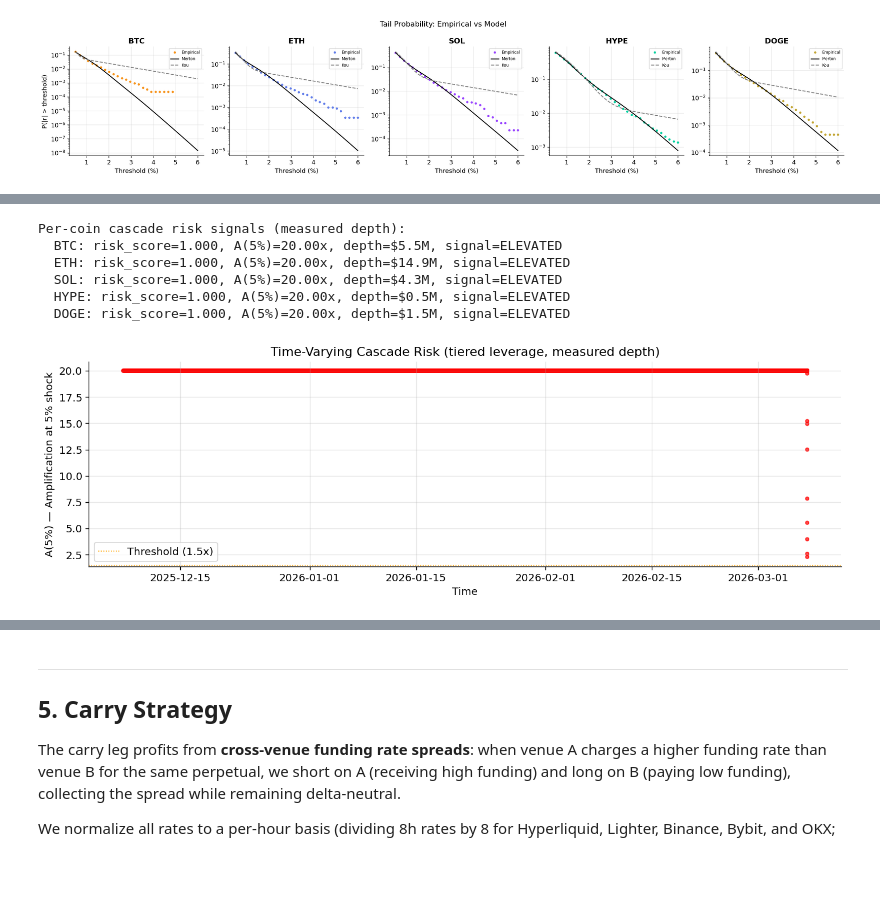
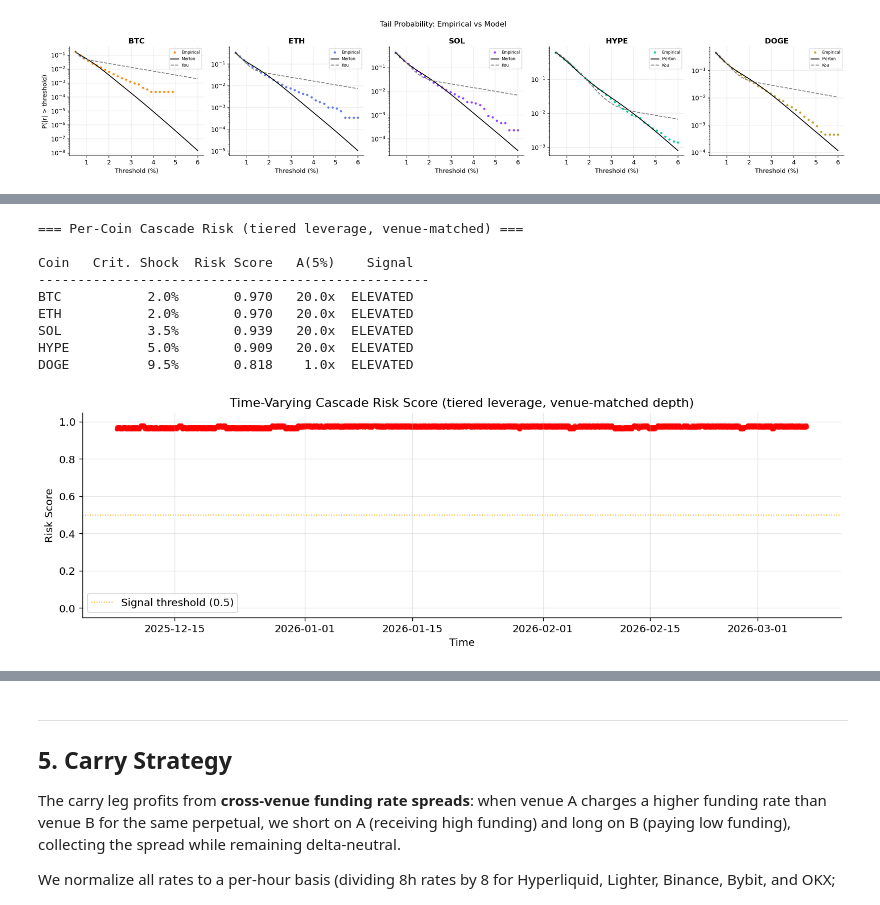
Before and after one commit to 0xknxwledge/group-m-finm33150-final, a Jupyter notebook: notebooks/final.ipynb, the cells around one changed output, grey strips where cells are left out. Saved outputs shown, nothing was run; the diff lists cells and outputs as text; code cells hidden in the pictures; blank space fills up the shorter version.

Commit message:
fixed cascade model and risk score

```diff
--- a/notebooks/final.ipynb
+++ b/notebooks/final.ipynb
@@ -635,9 +634,12 @@ expected loss — measures how much cascade fragility compounds jump risk for ea
 # %%
 # Jump-weighted risk with tiered leverage and per-coin measured depth
+# Scoped to venue-matched OI (Hyperliquid + Lighter) for consistency with depth data
 from funding_the_fall.models.risk import jump_weighted_risk_all_coins
 
+oi_for_risk = oi.filter(pl.col("venue").is_in(["hyperliquid", "lighter"]))
+
 jwr = jump_weighted_risk_all_coins(
-    merton_results, oi, dt=1.0,
+    merton_results, oi_for_risk, dt=1.0,
     depth_per_coin=measured_depth, tiered=True,
 )
 
@@ -979,53 +783,59 @@ plt.show()
 # %%
-# Per-coin risk signals with measured depth
-signals = per_coin_risk_signals(oi, leverage=5.0, depth_per_coin=measured_depth)
-print("Per-coin cascade risk signals (measured depth):")
+# Per-coin risk signals with tiered leverage, venue-matched OI
+signals = per_coin_risk_signals(oi_matched, depth_per_coin=measured_depth)
+
+print("=== Per-Coin Cascade Risk (tiered leverage, venue-matched) ===\n")
+print(f"{'Coin':5s}  {'Crit. Shock':>11s}  {'Risk Score':>10s}  {'A(5%)':>6s}  {'Signal':>8s}")
+print("-" * 50)
 for coin in COINS:
-    if coin not in signals:
-        continue
-    s = signals[coin]
-    depth = measured_depth.get(coin, 0)
-    print(f"  {coin}: risk_score={s['risk_score']:.3f}, "
-          f"A(5%)={s['amplification_at_5pct']:.2f}x, "
-          f"depth=${depth/1e6:.1f}M, "
-          f"signal={'ELEVATED' if s['signal'] else 'normal'}")
+    s = signals.get(coin, {})
+    crit = s.get("critical_shock")
+    crit_str = f"{crit:.1%}" if crit else "none"
+    sig_str = "ELEVATED" if s.get("signal") else "normal"
+    print(f"{coin:5s}  {crit_str:>11s}  {s.get('risk_score', 0):>10.3f}  "
+          f"{s.get('amplification_at_5pct', 0):>5.1f}x  {sig_str:>8s}")
 
-# Time-varying risk using total measured depth
-oi_timestamps = oi["timestamp"].unique().sort().to_list()
+# Time-varying risk: compute per-timestamp risk using venue-matched OI
+total_depth = sum(measured_depth.values()) / max(len(measured_depth), 1)
+oi_timestamps = oi_matched["timestamp"].unique().sort().to_list()
 risk_scores = []
 for ts in oi_timestamps:
-    snap = oi.filter(pl.col("timestamp") == ts)
+    snap = oi_matched.filter(pl.col("timestamp") == ts)
     pos_t = build_positions_tiered(snap)
     if not pos_t:
         continue
     sig = cascade_risk_signal(pos_t, current_price=1.0, orderbook_depth_usd=total_depth)
     risk_scores.append({
         "timestamp": ts,
-        "amplification_5pct": sig["amplification_at_5pct"],
         "risk_score": sig["risk_score"],
+        "critical_shock": sig.get("critical_shock"),
         "signal": sig["signal"],
     })
 
 risk_df = pd.DataFrame(risk_scores)
 
 fig, ax = plt.subplots(figsize=(12, 4))
 colors = risk_df["signal"].map({True: "red", False: "steelblue"})
-ax.scatter(risk_df["timestamp"], risk_df["amplification_5pct"], c=colors, s=12, alpha=0.7)
-ax.axhline(1.5, color="orange", ls=":", lw=1, label="Threshold (1.5x)")
-ax.set_ylabel("A(5%) — Amplification at 5% shock")
+ax.scatter(risk_df["timestamp"], risk_df["risk_score"], c=colors, s=12, alpha=0.7)
+ax.axhline(0.5, color="orange", ls=":", lw=1, label="Signal threshold (0.5)")
+ax.set_ylabel("Risk Score")
 ax.set_xlabel("Time")
-ax.set_title("Time-Varying Cascade Risk (tiered leverage, measured depth)")
+ax.set_title("Time-Varying Cascade Risk Score (tiered leverage, venue-matched depth)")
+ax.set_ylim(-0.05, 1.05)
 ax.legend()
 fig.tight_layout()
 plt.show()
 # %% [output]
-Per-coin cascade risk signals (measured depth):
-  BTC: risk_score=1.000, A(5%)=20.00x, depth=$5.5M, signal=ELEVATED
-  ETH: risk_score=1.000, A(5%)=20.00x, depth=$14.9M, signal=ELEVATED
-  SOL: risk_score=1.000, A(5%)=20.00x, depth=$4.3M, signal=ELEVATED
-  HYPE: risk_score=1.000, A(5%)=20.00x, depth=$0.5M, signal=ELEVATED
-  DOGE: risk_score=1.000, A(5%)=20.00x, depth=$1.5M, signal=ELEVATED
+=== Per-Coin Cascade Risk (tiered leverage, venue-matched) ===
+
+Coin   Crit. Shock  Risk Score   A(5%)    Signal
+--------------------------------------------------
+BTC           2.0%       0.970   20.0x  ELEVATED
+ETH           2.0%       0.970   20.0x  ELEVATED
+SOL           3.5%       0.939   20.0x  ELEVATED
+HYPE          5.0%       0.909   20.0x  ELEVATED
+DOGE          9.5%       0.818    1.0x  ELEVATED
-[figure, old version]
+[figure, new version]
 # %% [markdown]
 ### Cascade Interpretation
 
```
Also changed, not shown: parts of 14 cells of this notebook, 2 other files.
